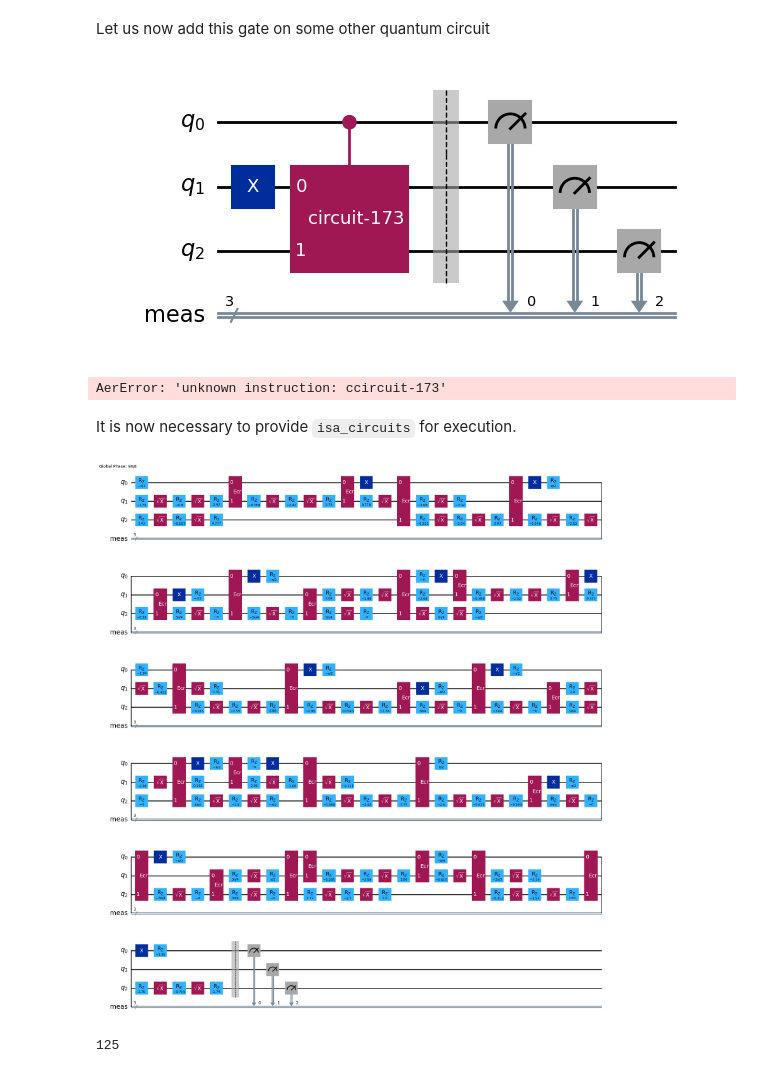
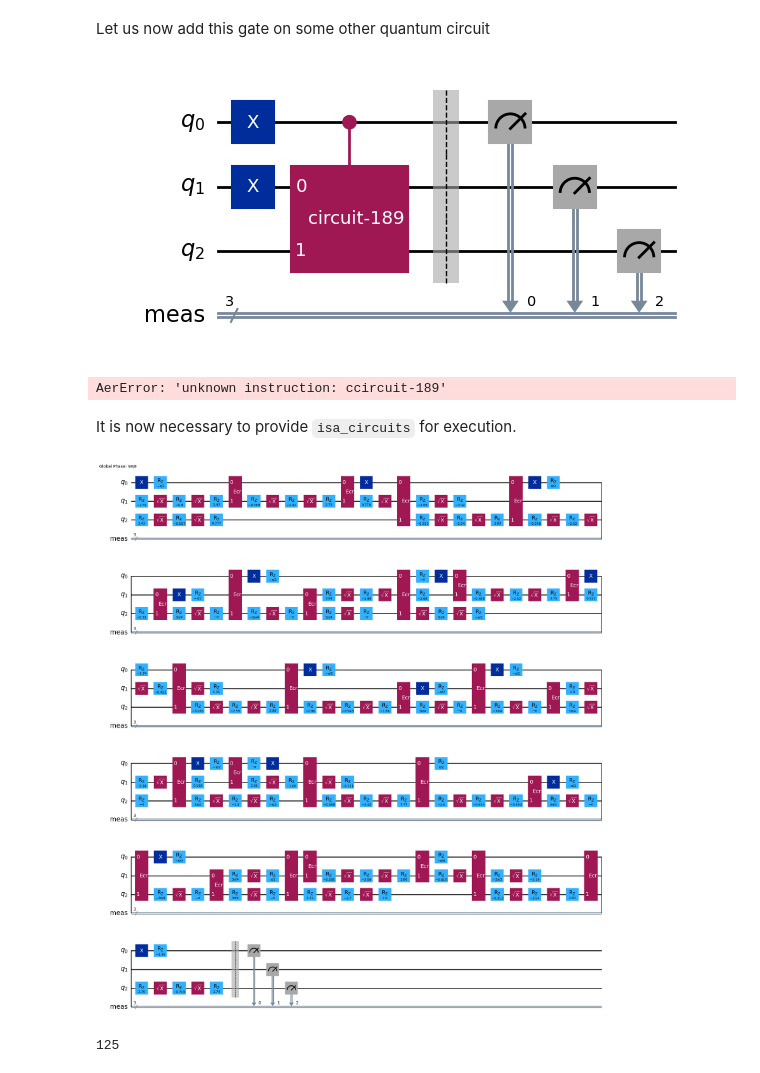
Before and after one commit to ritajitmajumdar1/Teaching, a Jupyter notebook: DRDO.ipynb, the cells around one changed output. Cells and saved outputs as stored; diff of their text form; code cells hidden in the pictures.

```diff
--- a/DRDO.ipynb
+++ b/DRDO.ipynb
@@ -160,18 +169,18 @@ Let us now add this gate on some other quantum circuit
 # %%
 circ = QuantumCircuit(3)
 circ.x(1)
-#circ.x(0)
+circ.x(0)
 circ.compose(qc_ctrl, qubits=[0,1,2], inplace=True)
 circ.measure_all()
 circ.draw('mpl')
 # %% [output]
-[figure, old version]
+[figure, new version]
 # %%
 # Show that error occurs when not transpiled
 job = sampler.run([circ])
 result = job.result()[0]
 # %% [output]
-AerError: 'unknown instruction: ccircuit-173'
+AerError: 'unknown instruction: ccircuit-189'
 # %% [markdown]
 It is now necessary to provide `isa_circuits` for execution.
 # %%
@@ -183,7 +192,7 @@ pm = generate_preset_pass_manager(optimization_level=3, basis_gates=['x','sx','r
 trans_circ = pm.run(circ)
 trans_circ.draw('mpl')
 # %% [output]
-[figure, old version]
+[figure, new version]
 # %%
 trans_circ.depth()
 # %% [output]
```
Also changed, not shown: parts of 37 cells of this notebook.
